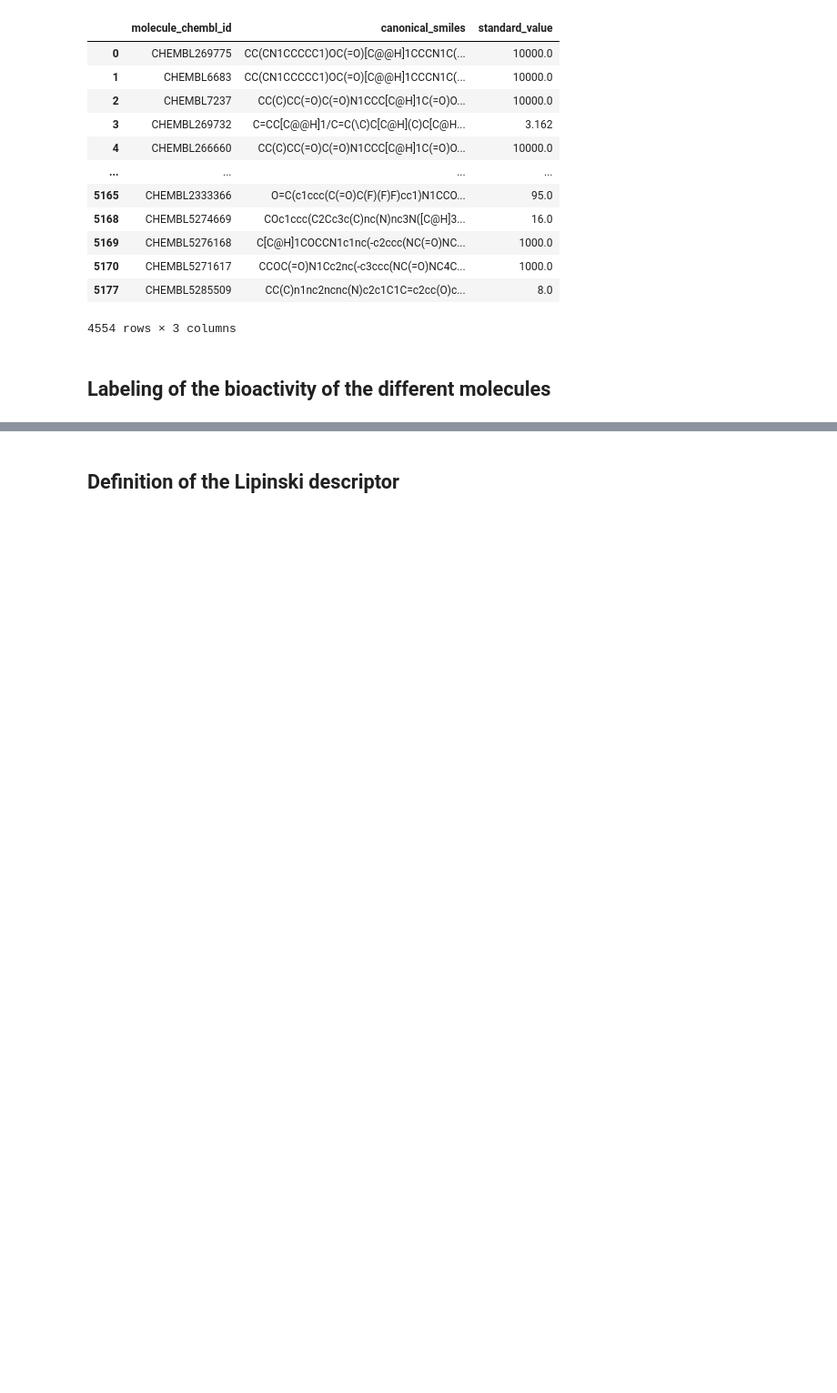
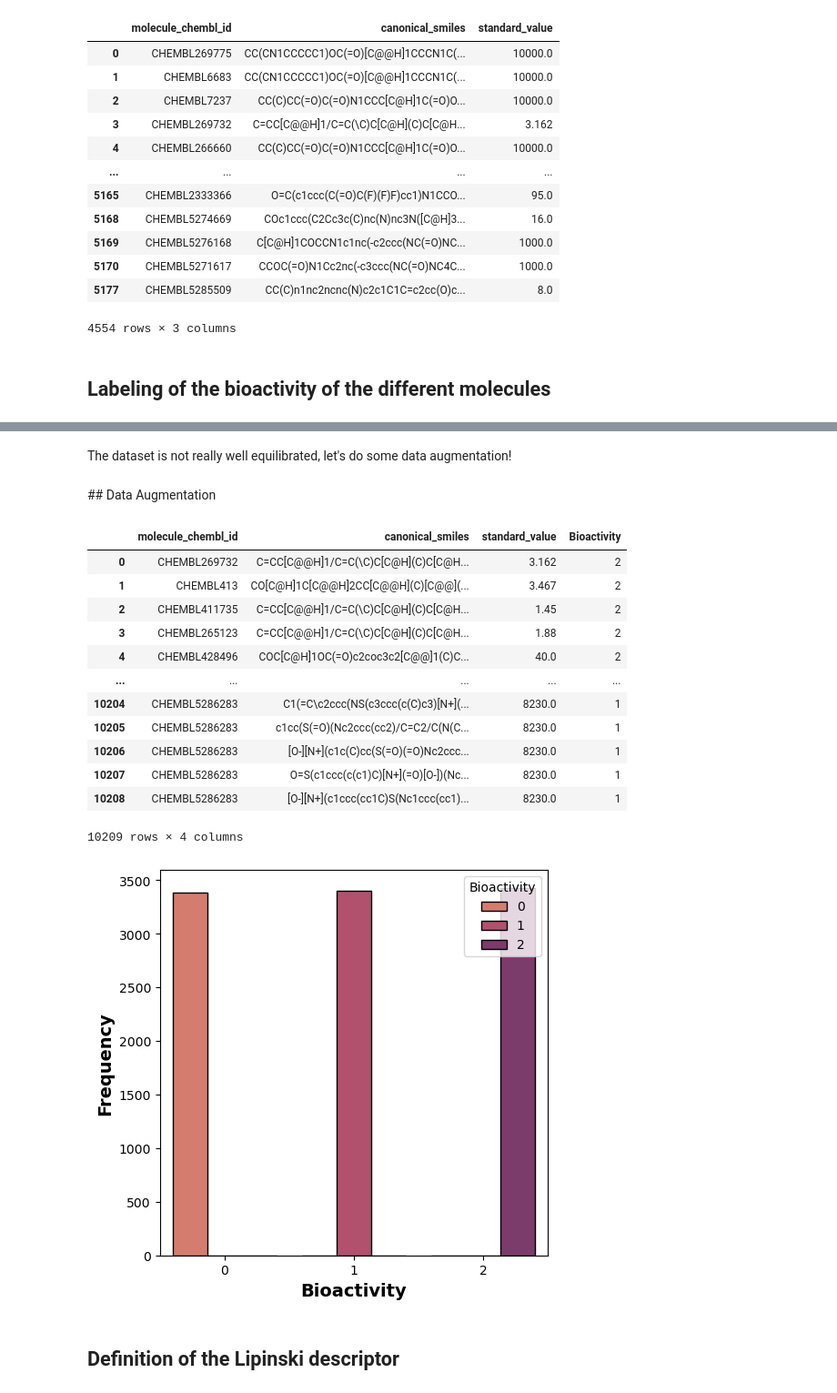
Before and after one commit to Thomas-Fischer98/PPchem_DDIP, a Jupyter notebook: notebooks/Project_2nd_version.ipynb, the cells around one changed output, grey strips where cells are left out. Shown at 91% size. Drawn from its saved outputs; the diff is of its cells as text; code cells hidden in the pictures; blank space fills up the shorter version.

```diff
--- a/notebooks/Project_2nd_version.ipynb
+++ b/notebooks/Project_2nd_version.ipynb
@@ -98,3 +115,44 @@ df_label
+# %% [markdown]
+The dataset is not really well equilibrated, let's do some data augmentation!
+# %% [markdown]
+## Data Augmentation
+# %%
+filtered_df = df_label[df_label['Bioactivity'].isin([0, 1])]
+
+
+augmented_df = augment_data(filtered_df, num_augments=5)
+combined_df = pd.concat([filtered_df, augmented_df])
+
+df_bioactive = df_label[df_label['Bioactivity'].isin([2])]
+
+df = pd.concat([df_bioactive, combined_df])
+
+
+
+plt.figure(figsize=(5.5, 5.5))
+#sns.color_palette("flare")
+sns.countplot(x='Bioactivity', hue = 'Bioactivity', data=df, edgecolor='black', palette = "flare")
+
+plt.xlabel('Bioactivity', fontsize=14, fontweight='bold')
+plt.ylabel('Frequency', fontsize=14, fontweight='bold')
+
+df = df.reset_index(drop=True)
+df
+# %% [output]
+|  | molecule_chembl_id | canonical_smiles | standard_value | Bioactivity |
+| 0 | CHEMBL269732 | C=CC[C@@H]1/C=C(\C)C[C@H](C)C[C@H... | 3.162 | 2 |
+| 1 | CHEMBL413 | CO[C@H]1C[C@@H]2CC[C@@H](C)[C@@](... | 3.467 | 2 |
+| 2 | CHEMBL411735 | C=CC[C@@H]1/C=C(\C)C[C@H](C)C[C@H... | 1.45 | 2 |
+| 3 | CHEMBL265123 | C=CC[C@@H]1/C=C(\C)C[C@H](C)C[C@H... | 1.88 | 2 |
+| 4 | CHEMBL428496 | COC[C@H]1OC(=O)c2coc3c2[C@@]1(C)C... | 40.0 | 2 |
+| ... | ... | ... | ... | ... |
+| 10204 | CHEMBL5286283 | C1(=C\c2ccc(NS(c3ccc(c(C)c3)[N+](... | 8230.0 | 1 |
+| 10205 | CHEMBL5286283 | c1cc(S(=O)(Nc2ccc(cc2)/C=C2/C(N(C... | 8230.0 | 1 |
+| 10206 | CHEMBL5286283 | [O-][N+](c1c(C)cc(S(=O)(=O)Nc2ccc... | 8230.0 | 1 |
+| 10207 | CHEMBL5286283 | O=S(c1ccc(c(c1)C)[N+](=O)[O-])(Nc... | 8230.0 | 1 |
+| 10208 | CHEMBL5286283 | [O-][N+](c1ccc(cc1C)S(Nc1ccc(cc1)... | 8230.0 | 1 |
+10209 rows × 4 columns
+[figure, added]
 # %% [markdown]
 ## Definition of the Lipinski descriptor
 # %%
```
Also changed, not shown: parts of 24 cells of this notebook.
